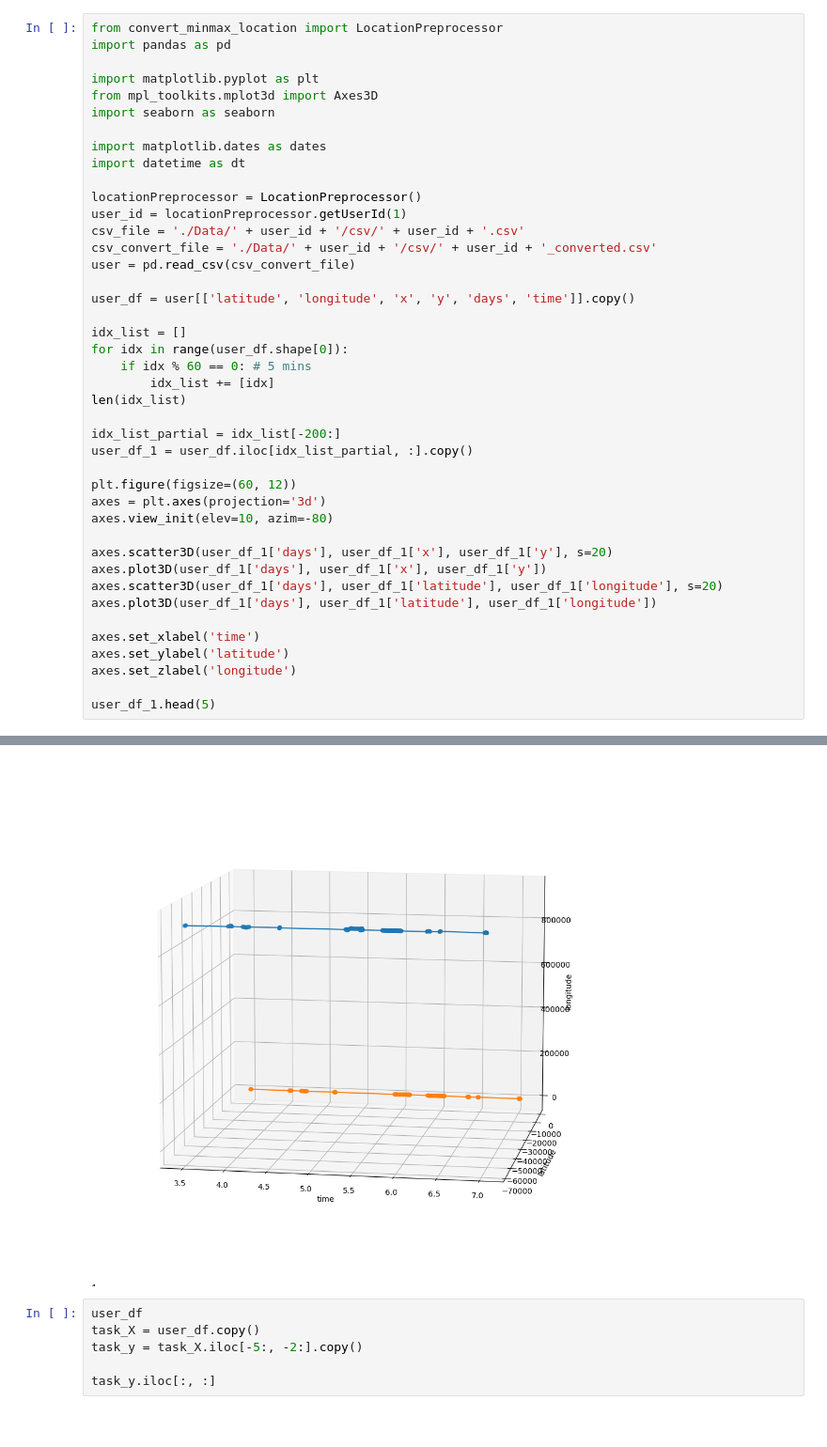
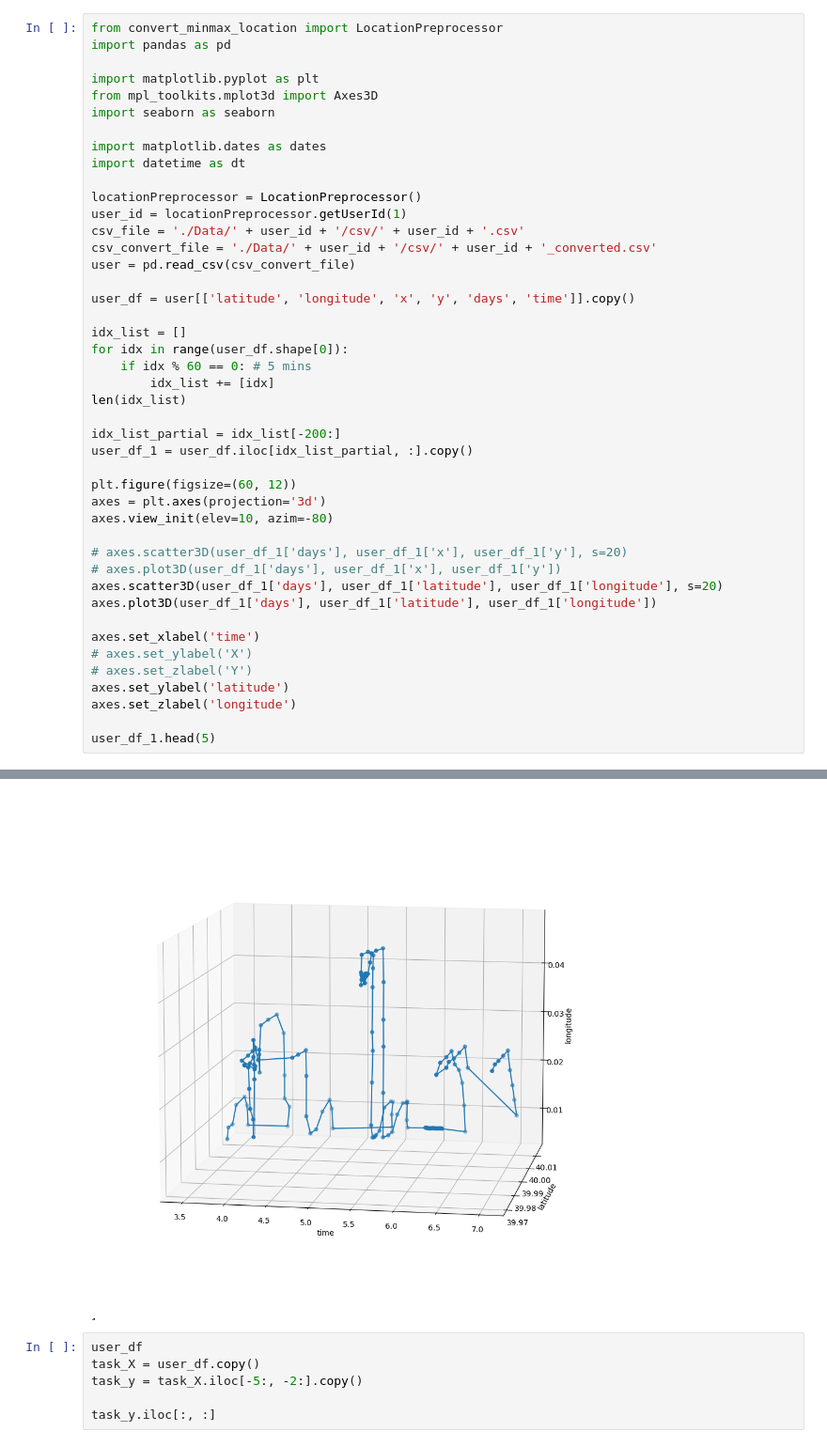
Before and after one commit to shkoma/geolife_timehetnet, a Jupyter notebook: data/geolife/preprocess.ipynb, the cells around one changed output, grey strips where cells are left out. Shown at 94% size. Drawn from its saved outputs; the diff is of its cells as text.

```diff
--- a/data/geolife/preprocess.ipynb
+++ b/data/geolife/preprocess.ipynb
@@ -18,36 +144,38 @@ user = pd.read_csv(csv_convert_file)
 user_df = user[['latitude', 'longitude', 'x', 'y', 'days', 'time']].copy()
 
 idx_list = []
 for idx in range(user_df.shape[0]):
     if idx % 60 == 0: # 5 mins
         idx_list += [idx]
 len(idx_list)
 
 idx_list_partial = idx_list[-200:]
 user_df_1 = user_df.iloc[idx_list_partial, :].copy()
 
 plt.figure(figsize=(60, 12))
 axes = plt.axes(projection='3d')
 axes.view_init(elev=10, azim=-80)
 
-axes.scatter3D(user_df_1['days'], user_df_1['x'], user_df_1['y'], s=20)
-axes.plot3D(user_df_1['days'], user_df_1['x'], user_df_1['y'])
+# axes.scatter3D(user_df_1['days'], user_df_1['x'], user_df_1['y'], s=20)
+# axes.plot3D(user_df_1['days'], user_df_1['x'], user_df_1['y'])
 axes.scatter3D(user_df_1['days'], user_df_1['latitude'], user_df_1['longitude'], s=20)
 axes.plot3D(user_df_1['days'], user_df_1['latitude'], user_df_1['longitude'])
 
 axes.set_xlabel('time')
+# axes.set_ylabel('X')
+# axes.set_zlabel('Y')
 axes.set_ylabel('latitude')
 axes.set_zlabel('longitude')
 
 user_df_1.head(5)
 # %% [output]
 |  | latitude | longitude | x | y | days | time |
 | 96660 | 39.998507 | 116.306632 | -68264.395763 | 916376.960785 | 39793.490868 | 11:46:51 |
 | 96720 | 39.999183 | 116.308833 | -68076.235987 | 916452.128555 | 39793.494225 | 11:51:41 |
 | 96780 | 40.002152 | 116.308738 | -68081.367817 | 916782.266293 | 39793.497685 | 11:56:40 |
 | 96840 | 40.004957 | 116.312070 | -67794.770776 | 917094.168062 | 39793.499977 | 11:59:58 |
 | 96900 | 40.011517 | 116.312287 | -67769.775042 | 917823.606781 | 39793.501146 | 12:01:39 |
-[figure, old version]
+[figure, new version]
 # %%
 user_df
 task_X = user_df.copy()
```
Also changed, not shown: parts of 6 cells of this notebook, 5 other files.
